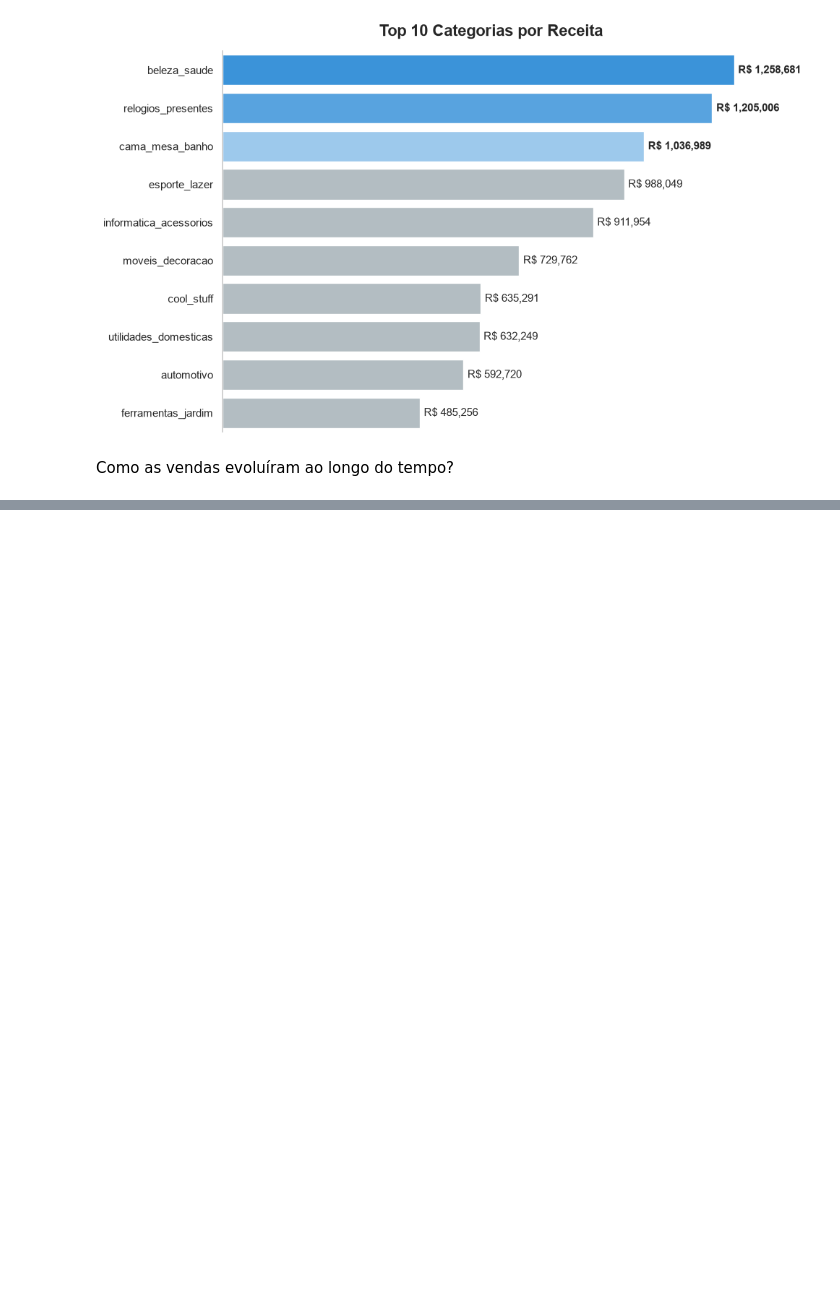
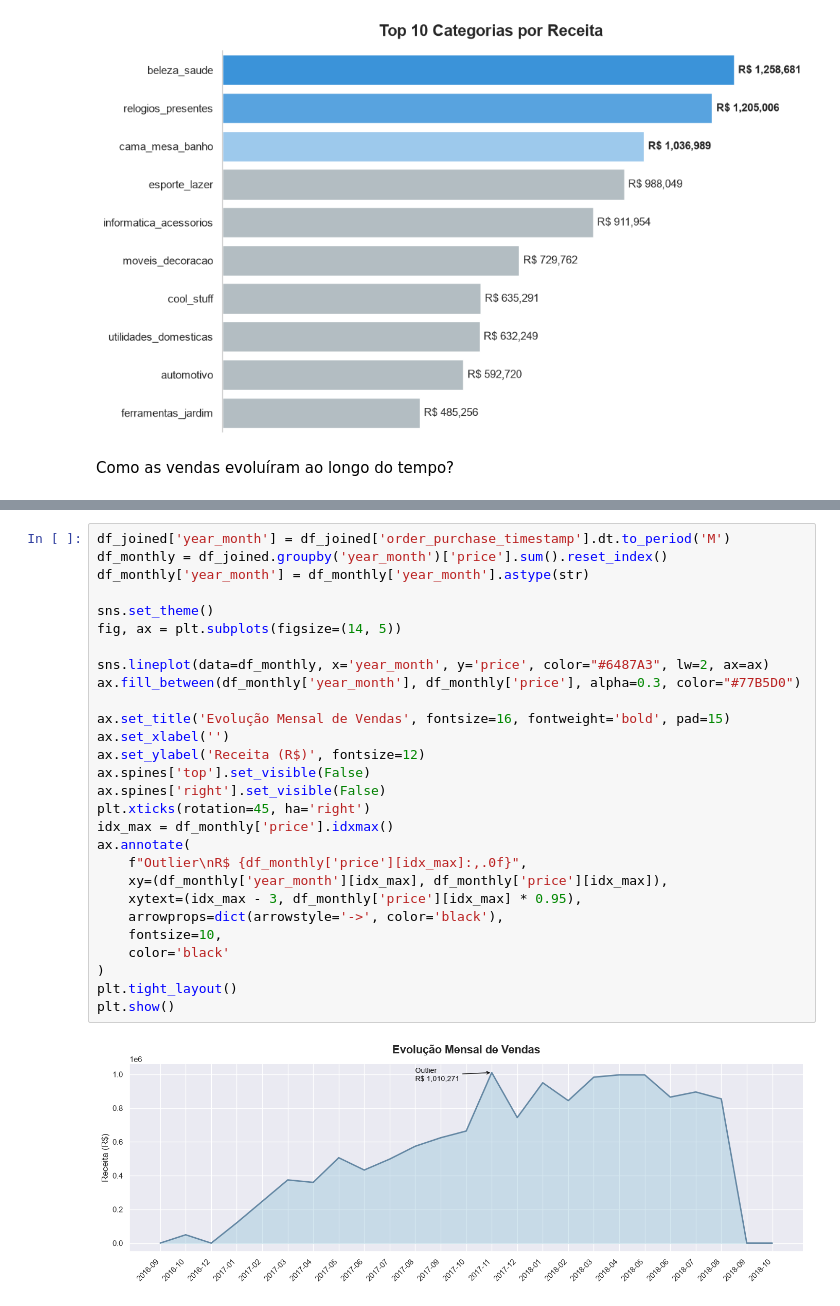
Before and after one commit to britovinicius1/olist-sales-analytics-pandas, a Jupyter notebook: notebooks/analytics.ipynb, the cells around one changed output, grey strips where cells are left out. Cells and saved outputs as stored; diff of their text form; blank space fills up the shorter version.

Commit message:
Mensal evolution

```diff
--- a/notebooks/analytics.ipynb
+++ b/notebooks/analytics.ipynb
@@ -230,0 +342,30 @@ Como as vendas evoluíram ao longo do tempo?
+# %%
+df_joined['year_month'] = df_joined['order_purchase_timestamp'].dt.to_period('M')
+df_monthly = df_joined.groupby('year_month')['price'].sum().reset_index()
+df_monthly['year_month'] = df_monthly['year_month'].astype(str)
+
+sns.set_theme()
+fig, ax = plt.subplots(figsize=(14, 5))
+
+sns.lineplot(data=df_monthly, x='year_month', y='price', color="#6487A3", lw=2, ax=ax)
+ax.fill_between(df_monthly['year_month'], df_monthly['price'], alpha=0.3, color="#77B5D0")
+
+ax.set_title('Evolução Mensal de Vendas', fontsize=16, fontweight='bold', pad=15)
+ax.set_xlabel('')
+ax.set_ylabel('Receita (R$)', fontsize=12)
+ax.spines['top'].set_visible(False)
+ax.spines['right'].set_visible(False)
+plt.xticks(rotation=45, ha='right')
+idx_max = df_monthly['price'].idxmax()
+ax.annotate(
+    f"Outlier\nR$ {df_monthly['price'][idx_max]:,.0f}",
+    xy=(df_monthly['year_month'][idx_max], df_monthly['price'][idx_max]),
+    xytext=(idx_max - 3, df_monthly['price'][idx_max] * 0.95),
+    arrowprops=dict(arrowstyle='->', color='black'),
+    fontsize=10,
+    color='black'
+)
+plt.tight_layout()
+plt.show()
+# %% [output]
+[figure, added]
```
Also changed, not shown: parts of 12 cells of this notebook.
